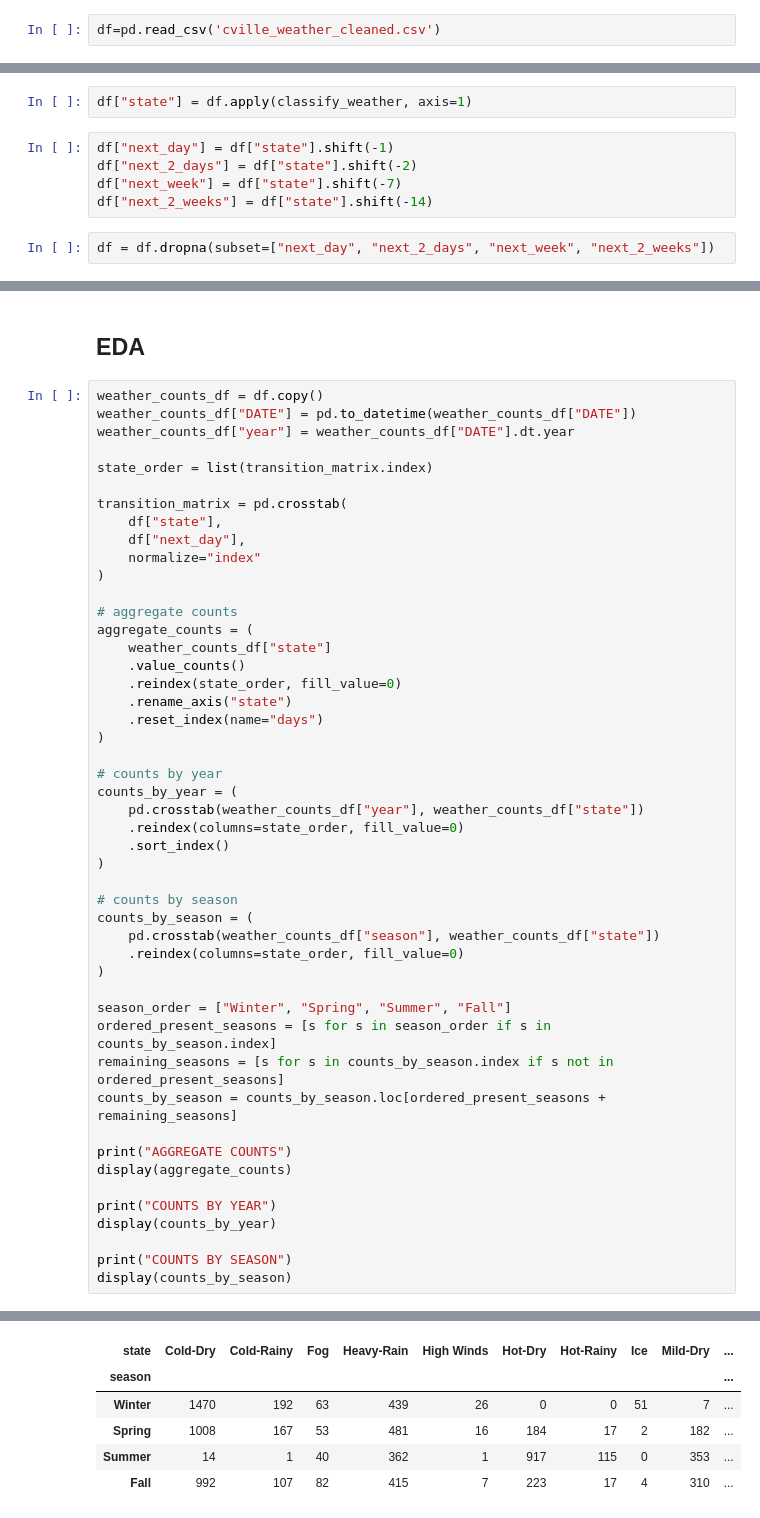
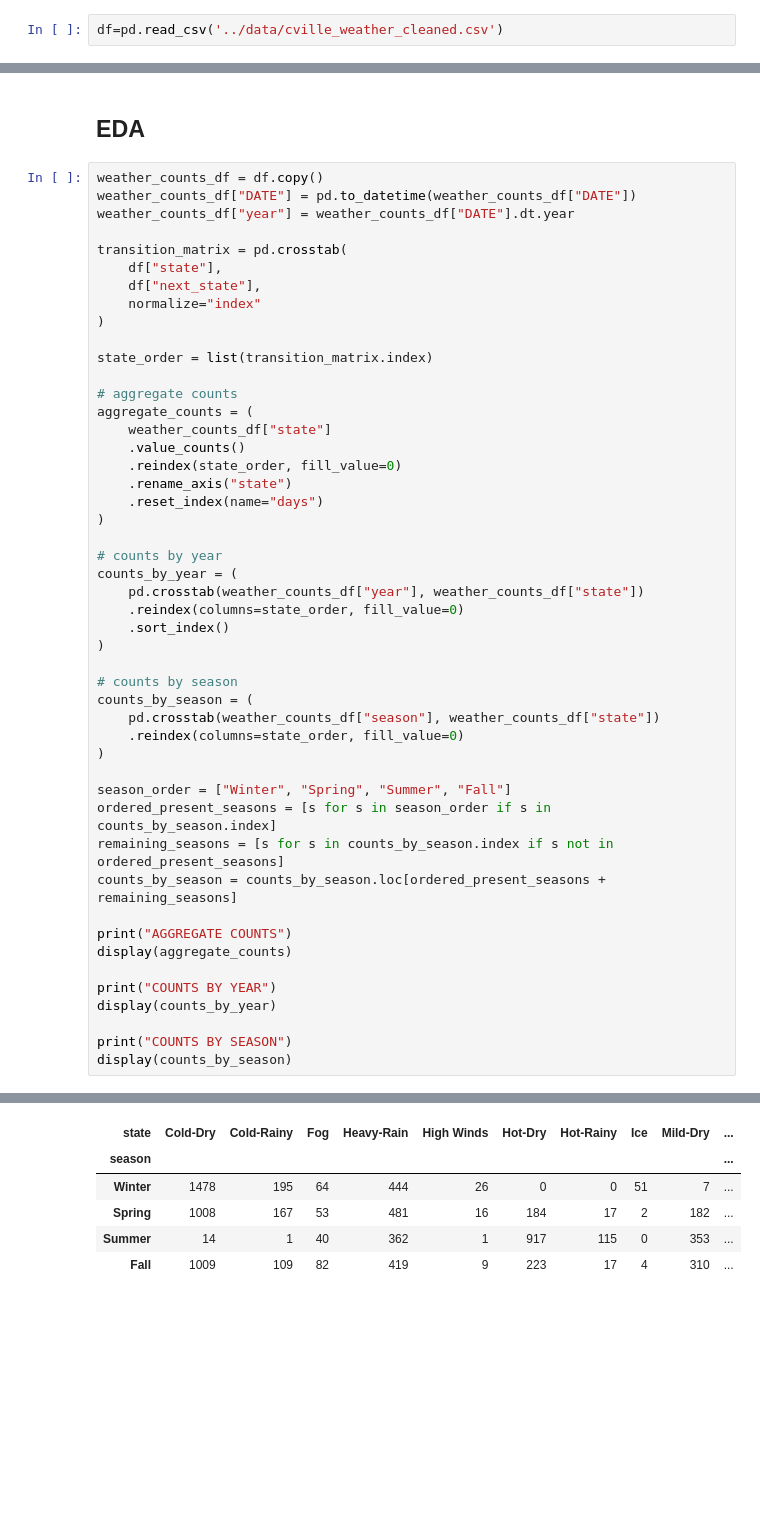
Before and after one commit to anatalucci/Stochastic-Decision-Modeling-Project, a Jupyter notebook: scripts/StochEDA.ipynb, the cells around one changed output, grey strips where cells are left out. Drawn from its saved outputs; the diff is of its cells as text; blank space fills up the shorter version.

```diff
--- a/scripts/StochEDA.ipynb
+++ b/scripts/StochEDA.ipynb
@@ -3,4 +3,4 @@
 # %%
 import pandas as pd
 # %%
-df=pd.read_csv('cville_weather_cleaned.csv')
+df=pd.read_csv('../data/cville_weather_cleaned.csv')
@@ -48,9 +6,0 @@ def classify_weather(row):
-# %%
-df["state"] = df.apply(classify_weather, axis=1)
-# %%
-df["next_day"] = df["state"].shift(-1)
-df["next_2_days"] = df["state"].shift(-2)
-df["next_week"] = df["state"].shift(-7)
-df["next_2_weeks"] = df["state"].shift(-14)
-# %%
-df = df.dropna(subset=["next_day", "next_2_days", "next_week", "next_2_weeks"])
@@ -103,13 +51,13 @@ weather_counts_df = df.copy()
 weather_counts_df["DATE"] = pd.to_datetime(weather_counts_df["DATE"])
 weather_counts_df["year"] = weather_counts_df["DATE"].dt.year
 
-state_order = list(transition_matrix.index)
-
 transition_matrix = pd.crosstab(
     df["state"],
-    df["next_day"],
+    df["next_state"],
     normalize="index"
 )
+
+state_order = list(transition_matrix.index)
 
 # aggregate counts
 aggregate_counts = (
@@ -183,10 +131,10 @@ COUNTS BY YEAR
 COUNTS BY SEASON
 | state | Cold-Dry | Cold-Rainy | Fog | Heavy-Rain | High Winds | Hot-Dry | Hot-Rainy | Ice | Mild-Dry | ... |
 | season |  |  |  |  |  |  |  |  |  | ... |
-| Winter | 1470 | 192 | 63 | 439 | 26 | 0 | 0 | 51 | 7 | ... |
+| Winter | 1478 | 195 | 64 | 444 | 26 | 0 | 0 | 51 | 7 | ... |
 | Spring | 1008 | 167 | 53 | 481 | 16 | 184 | 17 | 2 | 182 | ... |
 | Summer | 14 | 1 | 40 | 362 | 1 | 917 | 115 | 0 | 353 | ... |
-| Fall | 992 | 107 | 82 | 415 | 7 | 223 | 17 | 4 | 310 | ... |
+| Fall | 1009 | 109 | 82 | 419 | 9 | 223 | 17 | 4 | 310 | ... |
 # %%
 import numpy as np
 import matplotlib.pyplot as plt
```
Also changed, not shown: parts of 6 cells of this notebook, 12 other files.
